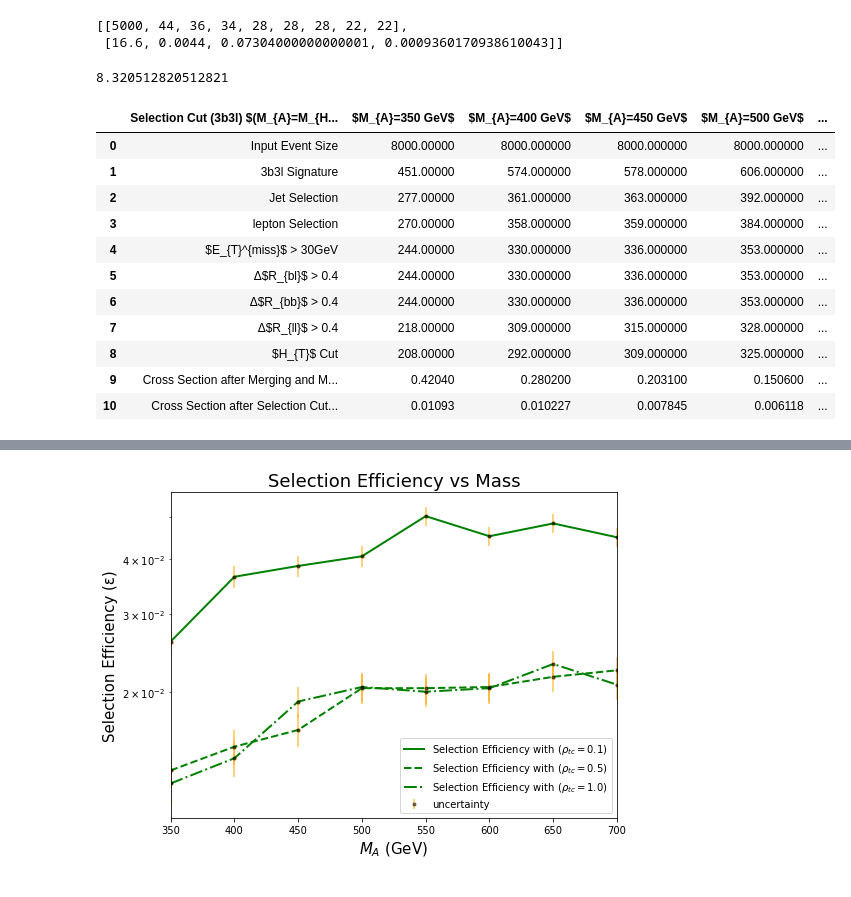
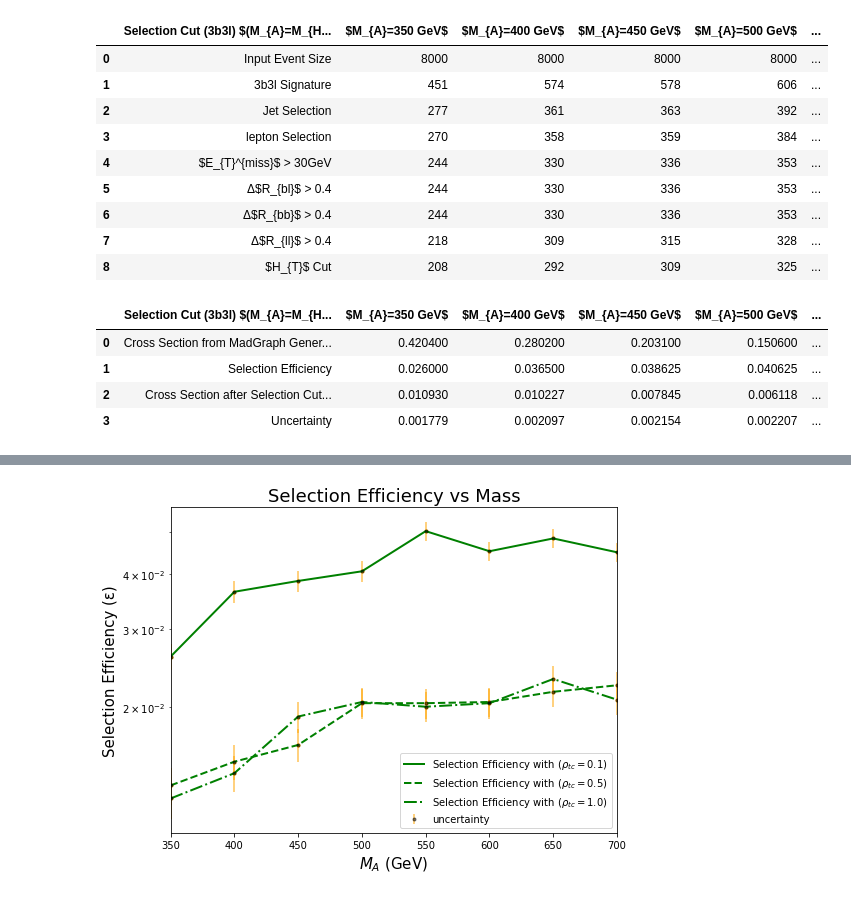
Before and after one commit to dlai211/Triple-Top, a Jupyter notebook: 3b3l/3b3l.ipynb, the cells around one changed output, grey strips where cells are left out. Saved outputs shown, nothing was run; the diff lists cells and outputs as text; code cells hidden in the pictures.

```diff
--- a/3b3l/3b3l.ipynb
+++ b/3b3l/3b3l.ipynb
@@ -155,17 +155,6 @@ def function(f_Att, cs):
     cs_f = cs_b * len(event_ht)/EventSize
 
     return [[EventSize, len(event_signal), len(event_lep), len(event_jet), len(event_emiss), len(event_deltaR_bl), len(event_deltaR_bb), len(event_deltaR_ll), len(event_ht)], [cs_b, sel_eff, cs_f, uncertainty]]
-
-y1 = uproot.open('../root/MG5_aMC_v2_7_3/ttZ/Events/run_02/tag_1_delphes_events.root')
-y2 = function(y1, 0.0166)
-y2
-# %% [output]
-[[5000, 44, 36, 34, 28, 28, 28, 22, 22],
- [16.6, 0.0044, 0.07304000000000001, 0.0009360170938610043]]
-# %%
-0.01298 * 1000 * 1/1.56
-# %% [output]
-8.320512820512821
 # %%
 # Cross Section From Madgraph Generation
 cs = np.array([0.0004204, 0.0002802, 0.0002031, 0.0001506, 0.0001135, 8.636e-05, 6.669e-05, 5.196e-05,
@@ -203,38 +192,56 @@ m24 = function(f_tA[23], cs[23])
 # %%
 name = [r'Input Event Size',
         '3b3l Signature',
         r'Jet Selection',
         r'lepton Selection',
         r'$E_{T}^{miss}$ > 30GeV',
         r'Δ$R_{bl}$ > 0.4',
         r'Δ$R_{bb}$ > 0.4',
         r'Δ$R_{ll}$ > 0.4',
-        r'$H_{T}$ Cut',
-        'Cross Section after Merging and Matching (fb)',
-        'Cross Section after Selection Cut (fb)']
+        r'$H_{T}$ Cut']
 fd = pd.DataFrame({r'Selection Cut (3b3l) $(M_{A}=M_{H})$ $\rho_{tc}=0.1$': name,
-                   r'$M_{A}=350 GeV$': m1,
-                   r'$M_{A}=400 GeV$': m2,
-                   r'$M_{A}=450 GeV$': m3,
-                   r'$M_{A}=500 GeV$': m4,
-                   r'$M_{A}=550 GeV$': m5,
-                   r'$M_{A}=600 GeV$': m6,
-                   r'$M_{A}=650 GeV$': m7,
-                   r'$M_{A}=700 GeV$': m8
+                   r'$M_{A}=350 GeV$': m1[0],
+                   r'$M_{A}=400 GeV$': m2[0],
+                   r'$M_{A}=450 GeV$': m3[0],
+                   r'$M_{A}=500 GeV$': m4[0],
+                   r'$M_{A}=550 GeV$': m5[0],
+                   r'$M_{A}=600 GeV$': m6[0],
+                   r'$M_{A}=650 GeV$': m7[0],
+                   r'$M_{A}=700 GeV$': m8[0]
                    })
 fd
 # %% [output]
 |  | Selection Cut (3b3l) $(M_{A}=M_{H... | $M_{A}=350 GeV$ | $M_{A}=400 GeV$ | $M_{A}=450 GeV$ | $M_{A}=500 GeV$ | ... |
-| 0 | Input Event Size | 8000.00000 | 8000.000000 | 8000.000000 | 8000.000000 | ... |
-| 1 | 3b3l Signature | 451.00000 | 574.000000 | 578.000000 | 606.000000 | ... |
-| 2 | Jet Selection | 277.00000 | 361.000000 | 363.000000 | 392.000000 | ... |
-| 3 | lepton Selection | 270.00000 | 358.000000 | 359.000000 | 384.000000 | ... |
-| 4 | $E_{T}^{miss}$ > 30GeV | 244.00000 | 330.000000 | 336.000000 | 353.000000 | ... |
-| 5 | Δ$R_{bl}$ > 0.4 | 244.00000 | 330.000000 | 336.000000 | 353.000000 | ... |
-| 6 | Δ$R_{bb}$ > 0.4 | 244.00000 | 330.000000 | 336.000000 | 353.000000 | ... |
-| 7 | Δ$R_{ll}$ > 0.4 | 218.00000 | 309.000000 | 315.000000 | 328.000000 | ... |
-| 8 | $H_{T}$ Cut | 208.00000 | 292.000000 | 309.000000 | 325.000000 | ... |
-| 9 | Cross Section after Merging and M... | 0.42040 | 0.280200 | 0.203100 | 0.150600 | ... |
-| 10 | Cross Section after Selection Cut... | 0.01093 | 0.010227 | 0.007845 | 0.006118 | ... |
+| 0 | Input Event Size | 8000 | 8000 | 8000 | 8000 | ... |
+| 1 | 3b3l Signature | 451 | 574 | 578 | 606 | ... |
+| 2 | Jet Selection | 277 | 361 | 363 | 392 | ... |
+| 3 | lepton Selection | 270 | 358 | 359 | 384 | ... |
+| 4 | $E_{T}^{miss}$ > 30GeV | 244 | 330 | 336 | 353 | ... |
+| 5 | Δ$R_{bl}$ > 0.4 | 244 | 330 | 336 | 353 | ... |
+| 6 | Δ$R_{bb}$ > 0.4 | 244 | 330 | 336 | 353 | ... |
+| 7 | Δ$R_{ll}$ > 0.4 | 218 | 309 | 315 | 328 | ... |
+| 8 | $H_{T}$ Cut | 208 | 292 | 309 | 325 | ... |
+# %%
+name2 = ['Cross Section from MadGraph Generation (fb)',
+         'Selection Efficiency',
+         'Cross Section after Selection Cut (fb)',
+         'Uncertainty']
+fd = pd.DataFrame({r'Selection Cut (3b3l) $(M_{A}=M_{H})$ $\rho_{tc}=0.1$': name2,
+                   r'$M_{A}=350 GeV$': m1[1],
+                   r'$M_{A}=400 GeV$': m2[1],
+                   r'$M_{A}=450 GeV$': m3[1],
+                   r'$M_{A}=500 GeV$': m4[1],
+                   r'$M_{A}=550 GeV$': m5[1],
+                   r'$M_{A}=600 GeV$': m6[1],
+                   r'$M_{A}=650 GeV$': m7[1],
+                   r'$M_{A}=700 GeV$': m8[1]
+                   })
+fd
+# %% [output]
+|  | Selection Cut (3b3l) $(M_{A}=M_{H... | $M_{A}=350 GeV$ | $M_{A}=400 GeV$ | $M_{A}=450 GeV$ | $M_{A}=500 GeV$ | ... |
+| 0 | Cross Section from MadGraph Gener... | 0.420400 | 0.280200 | 0.203100 | 0.150600 | ... |
+| 1 | Selection Efficiency | 0.026000 | 0.036500 | 0.038625 | 0.040625 | ... |
+| 2 | Cross Section after Selection Cut... | 0.010930 | 0.010227 | 0.007845 | 0.006118 | ... |
+| 3 | Uncertainty | 0.001779 | 0.002097 | 0.002154 | 0.002207 | ... |
 # %%
 fd = pd.DataFrame({r'Selection Cut (3b3l) $(M_{A}=M_{H})$ $\rho_{tc}=0.5$': name,
```
Also changed, not shown: parts of 7 cells of this notebook.
